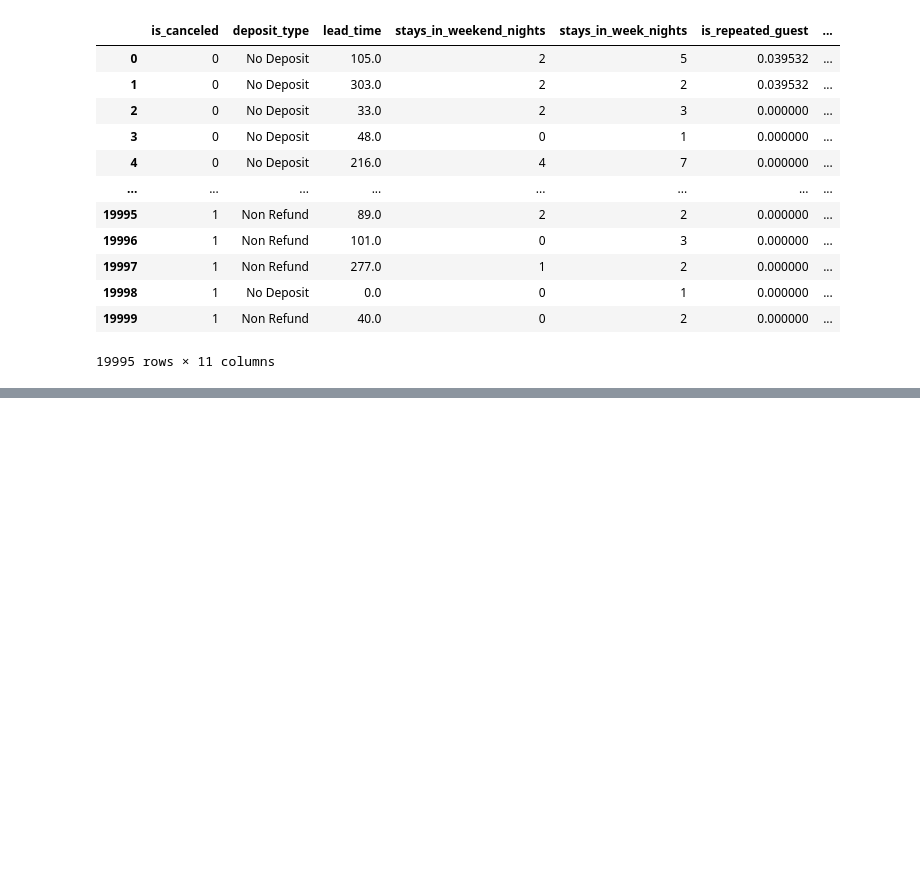
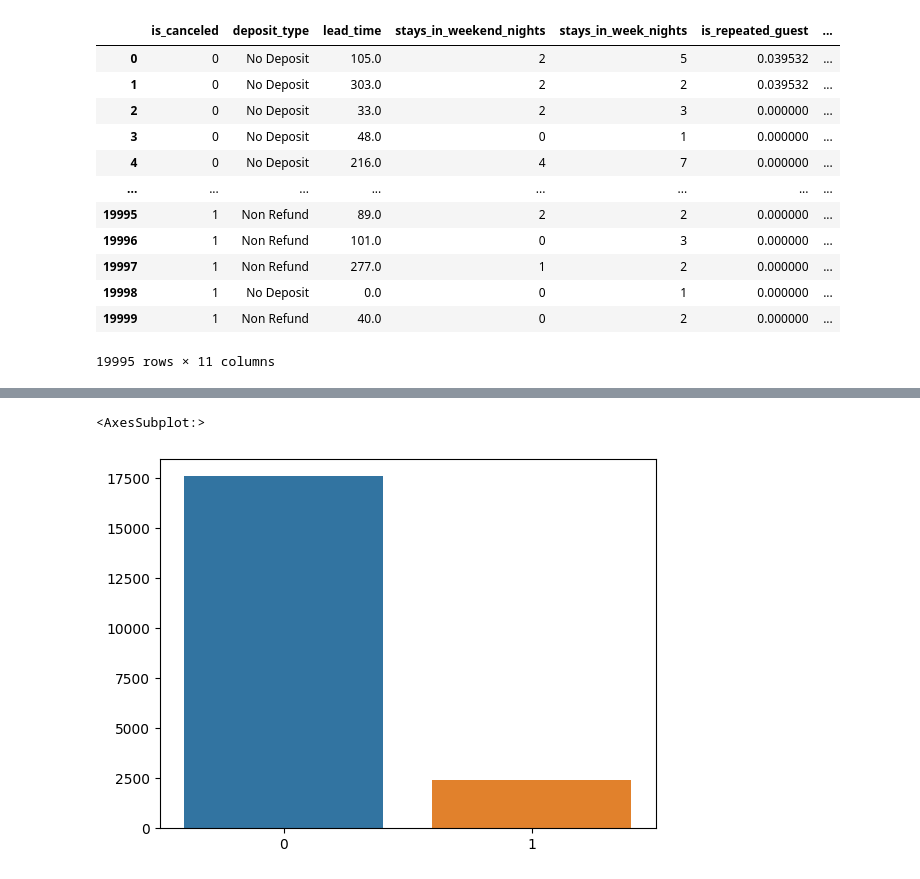
Before and after one commit to SeongminLee812/ADP, a Jupyter notebook: final_test/final_test03.ipynb, the cells around one changed output, grey strips where cells are left out. Cells and saved outputs as stored; diff of their text form; code cells hidden in the pictures; blank space fills up the shorter version.

```diff
--- a/final_test/final_test03.ipynb
+++ b/final_test/final_test03.ipynb
@@ -164,0 +162,6 @@ hotel_nonull
+# %%
+count_df = hotel_nonull['is_canceled'].value_counts()
+sns.barplot(x=count_df.index, y=count_df.values)
+# %% [output]
+<AxesSubplot:>
+[figure, added]
```
Also changed, not shown: parts of 23 cells of this notebook, 1 other file.
